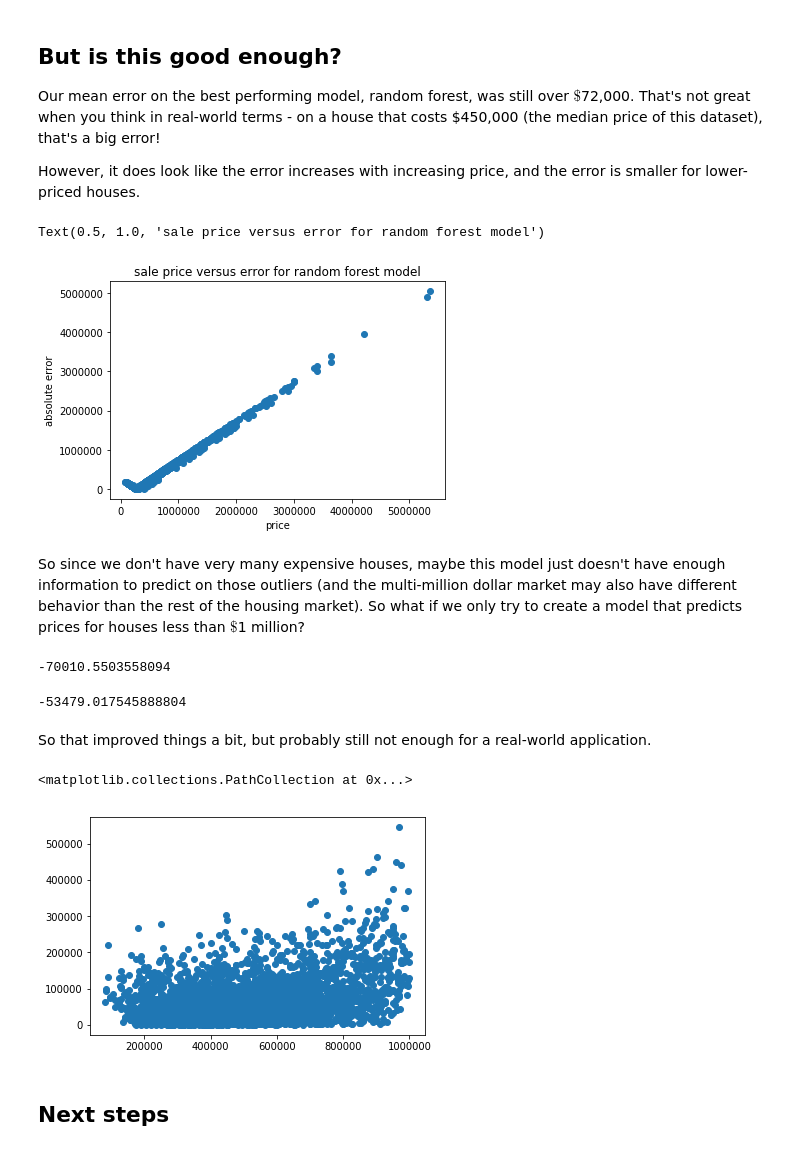
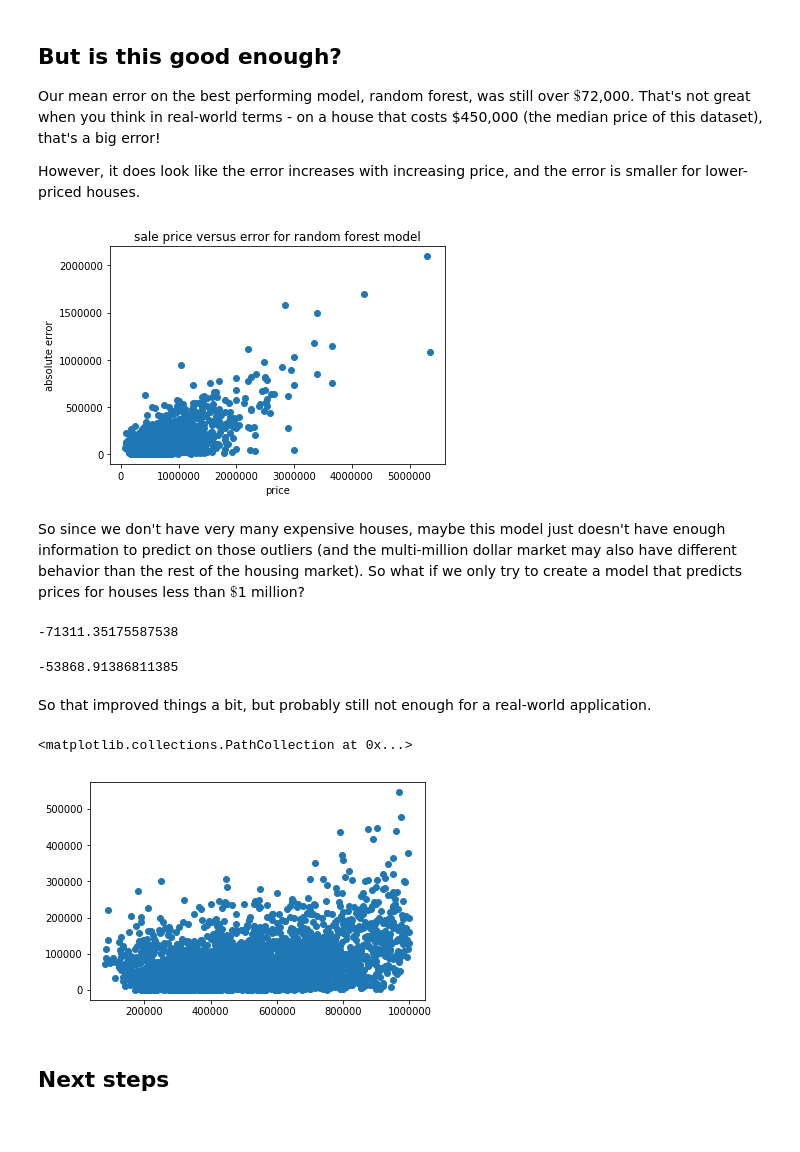
Before and after one commit to katelynrwalker/housing-prices, a Jupyter notebook: housing-prices-model.ipynb, the cells around one changed output. Drawn from its saved outputs; the diff is of its cells as text; code cells hidden in the pictures.

```diff
--- a/housing-prices-model.ipynb
+++ b/housing-prices-model.ipynb
@@ -16,7 +17,7 @@ houses = pd.read_csv('kc_house_data.csv')
 # %% [markdown]
 First let's drop a couple columns that seem redundant, and convert the date column into a datetime object. We'll also add another column which is the date represented as a number (so we can use the date as a continuous variable if we want).
 # %%
-houses.drop(['sqft_living15', 'sqft_lot15', 'id'], axis=1, inplace=True)
+houses.drop(['sqft_living15', 'sqft_lot15', 'id', 'zipcode'], axis=1, inplace=True)
 houses['date_sold'] = pd.to_datetime(houses['date'])
 houses.drop('date', axis=1, inplace=True)
 houses['date_num'] = pd.to_numeric(houses.date_sold)
@@ -234,13 +235,13 @@ Our mean error on the best performing model, random forest, was still over $\$$7
 
 However, it does look like the error increases with increasing price, and the error is smaller for lower-priced houses.
 # %%
-plt.scatter((y_test), (rf_model.predict(scaler.transform(X_test.astype(float))) - y_test).abs())
+plt.scatter((y_test), (rf_model.predict(X_test) - y_test).abs())
 plt.xlabel('price')
 plt.ylabel('absolute error')
 plt.title('sale price versus error for random forest model')
+plt.show()
 # %% [output]
-Text(0.5, 1.0, 'sale price versus error for random forest model')
-[figure, old version]
+[figure, new version]
 # %% [markdown]
 So since we don't have very many expensive houses, maybe this model just doesn't have enough information to predict on those outliers (and the multi-million dollar market may also have different behavior than the rest of the housing market). So what if we only try to create a model that predicts prices for houses less than $\$$1 million?
 # %%
@@ -264,13 +265,13 @@ tscv = TimeSeriesSplit(n_splits=3)
 knn_model = KNeighborsRegressor(n_neighbors = 10, weights= 'distance')
 cross_val_score(knn_model, X_clipped, y_train_clipped, cv=tscv.split(X_clipped), scoring='neg_mean_absolute_error').mean()
 # %% [output]
--70010.5503558094
+-71311.35175587538
 # %%
 rf_model = RandomForestRegressor(n_estimators=50)
 cross_val_score(rf_model, X_train_clipped, y_train_clipped, cv=tscv.split(X_train_clipped),
                 scoring='neg_mean_absolute_error').mean()
 # %% [output]
--53479.017545888804
+-53868.91386811385
 # %% [markdown]
 So that improved things a bit, but probably still not enough for a real-world application.
 # %%
@@ -278,7 +279,7 @@ rf_model.fit(X_train_clipped, y_train_clipped)
 plt.scatter((y_test_clipped), (rf_model.predict(X_test_clipped) - y_test_clipped).abs())
 # %% [output]
 <matplotlib.collections.PathCollection at 0x...>
-[figure, old version]
+[figure, new version]
 # %% [markdown]
 ## Next steps
 # %% [markdown]
```
Also changed, not shown: parts of 10 cells of this notebook.
